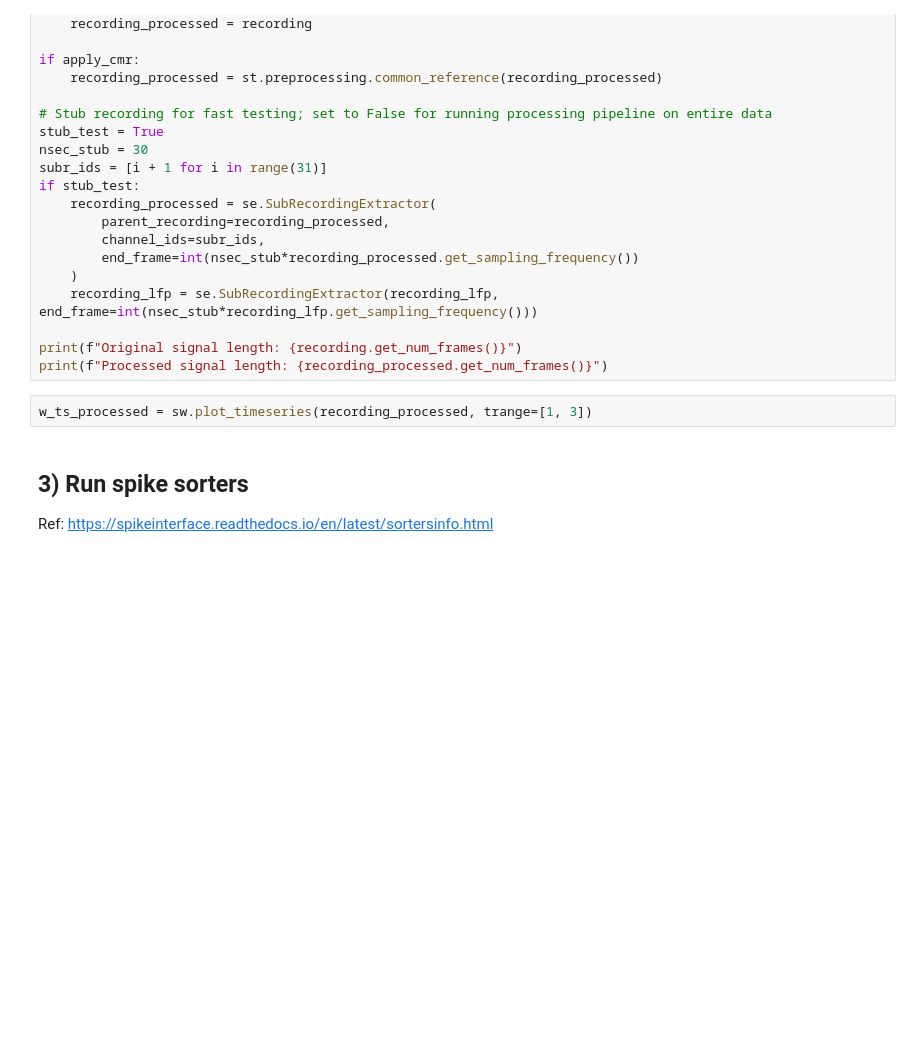
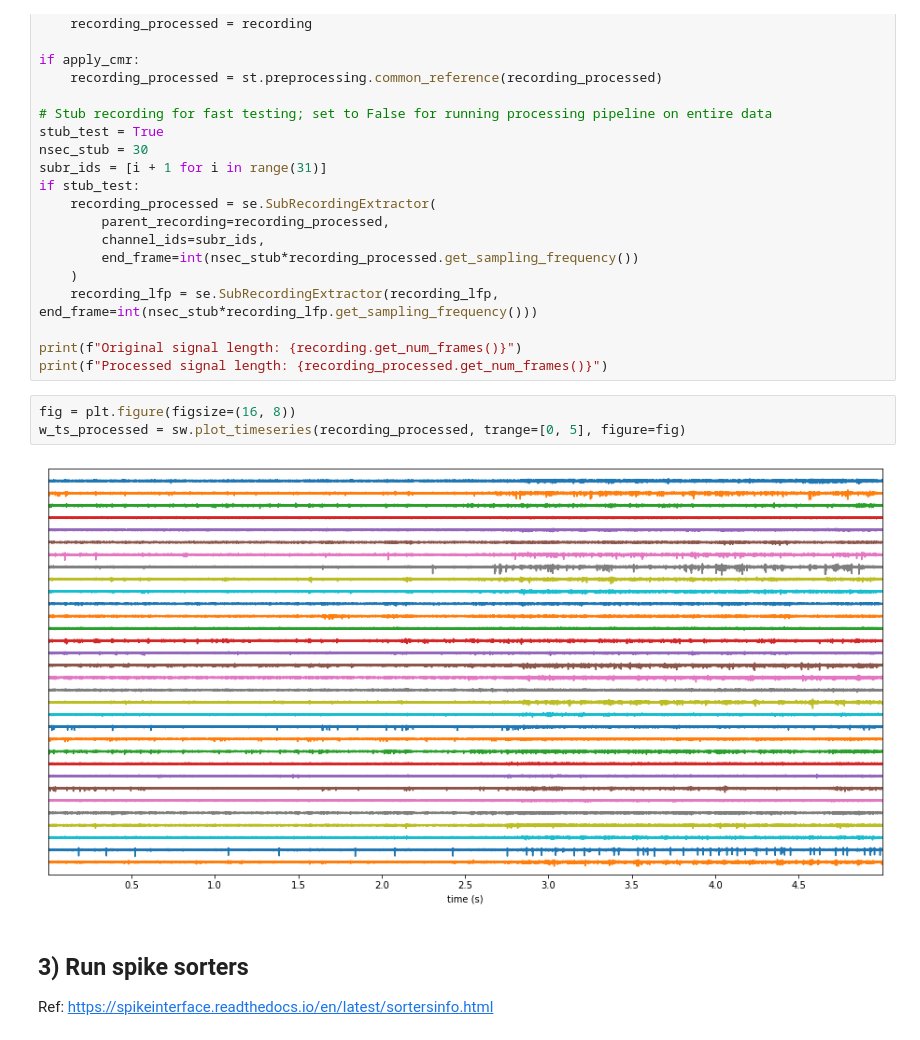
Before and after one commit to catalystneuro/movshon-lab-to-nwb, a Jupyter notebook: tutorials/openephys_spikeinterface_pipeline.ipynb, the cells around one changed output. Drawn from its saved outputs; the diff is of its cells as text; blank space fills up the shorter version.

```diff
--- a/tutorials/openephys_spikeinterface_pipeline.ipynb
+++ b/tutorials/openephys_spikeinterface_pipeline.ipynb
@@ -110,8 +120,11 @@ if stub_test:
 
 print(f"Original signal length: {recording.get_num_frames()}")
 print(f"Processed signal length: {recording_processed.get_num_frames()}")
-# %%
-w_ts_processed = sw.plot_timeseries(recording_processed, trange=[1, 3])
+# %%
+fig = plt.figure(figsize=(16, 8))
+w_ts_processed = sw.plot_timeseries(recording_processed, trange=[0, 5], figure=fig)
+# %% [output]
+[figure, added]
 # %% [markdown]
 ## 3) Run spike sorters
 
```
Also changed, not shown: parts of 31 cells of this notebook, 2 other files.
